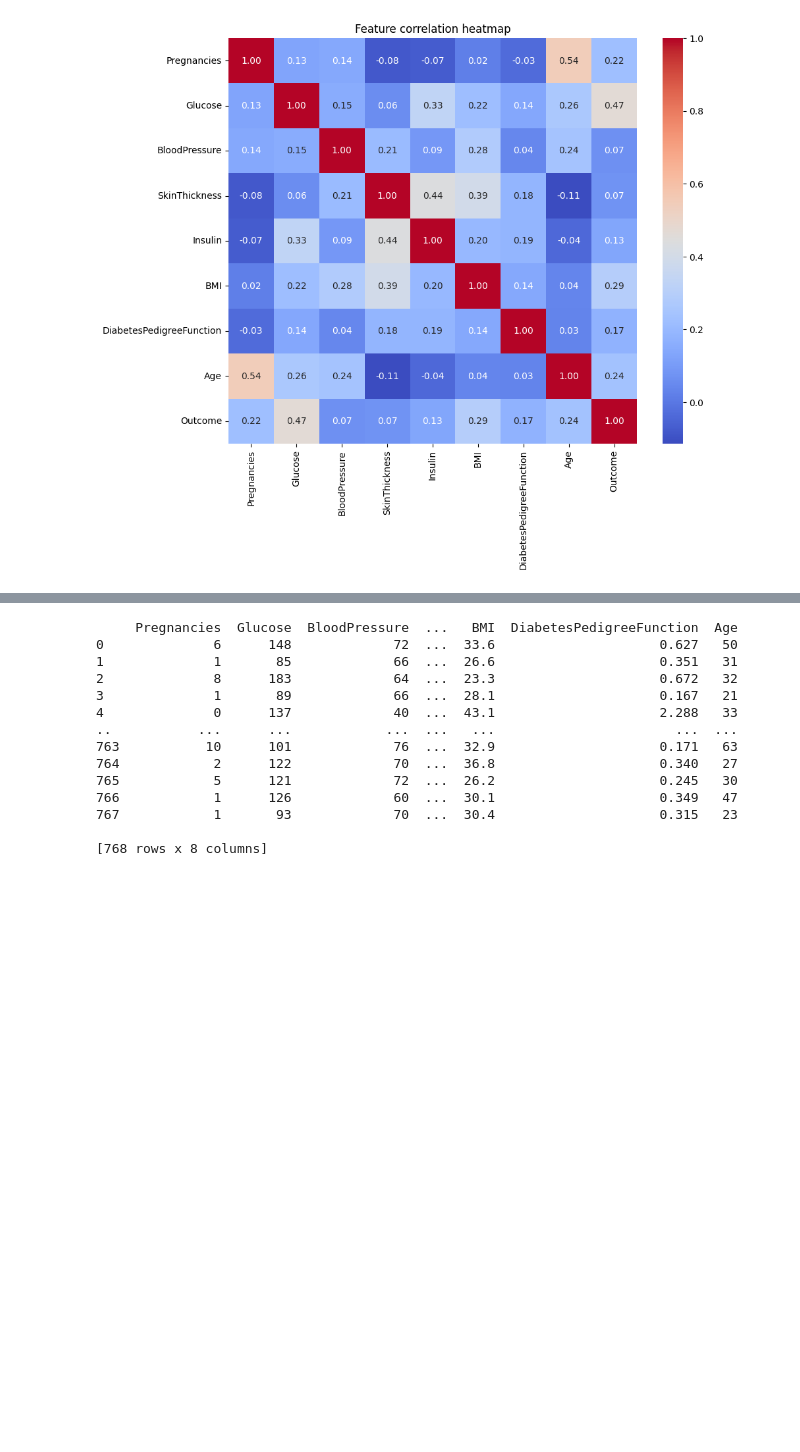
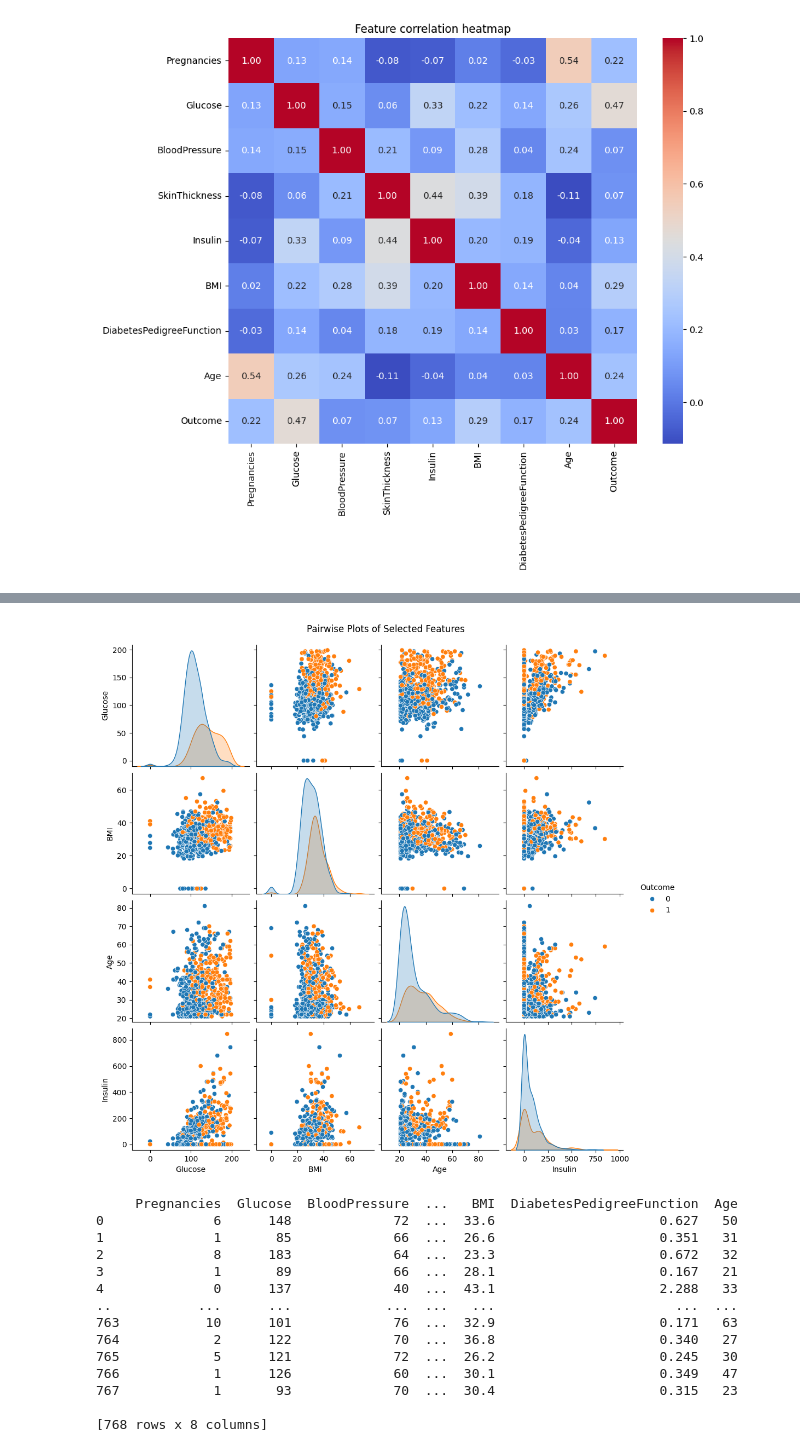
Before and after one commit to samwanyua/Diabetes-Prediction-Project, a Jupyter notebook: Notebooks/diabetes.ipynb, the cells around one changed output, grey strips where cells are left out. Cells and saved outputs as stored; diff of their text form; code cells hidden in the pictures; blank space fills up the shorter version.

```diff
--- a/Notebooks/diabetes.ipynb
+++ b/Notebooks/diabetes.ipynb
@@ -74,3 +89,9 @@ plt.show()
+# %%
+sns.pairplot(diabetes_dataset, hue='Outcome', vars=['Glucose', 'BMI', 'Age', 'Insulin'])
+plt.suptitle('Pairwise Plots of Selected Features', y=1.02)
+plt.show()
+# %% [output]
+[figure, added]
 # %%
 # Separate data and labels
 X = diabetes_dataset.drop(columns='Outcome', axis=1)
```
Also changed, not shown: parts of 1 cell of this notebook.
